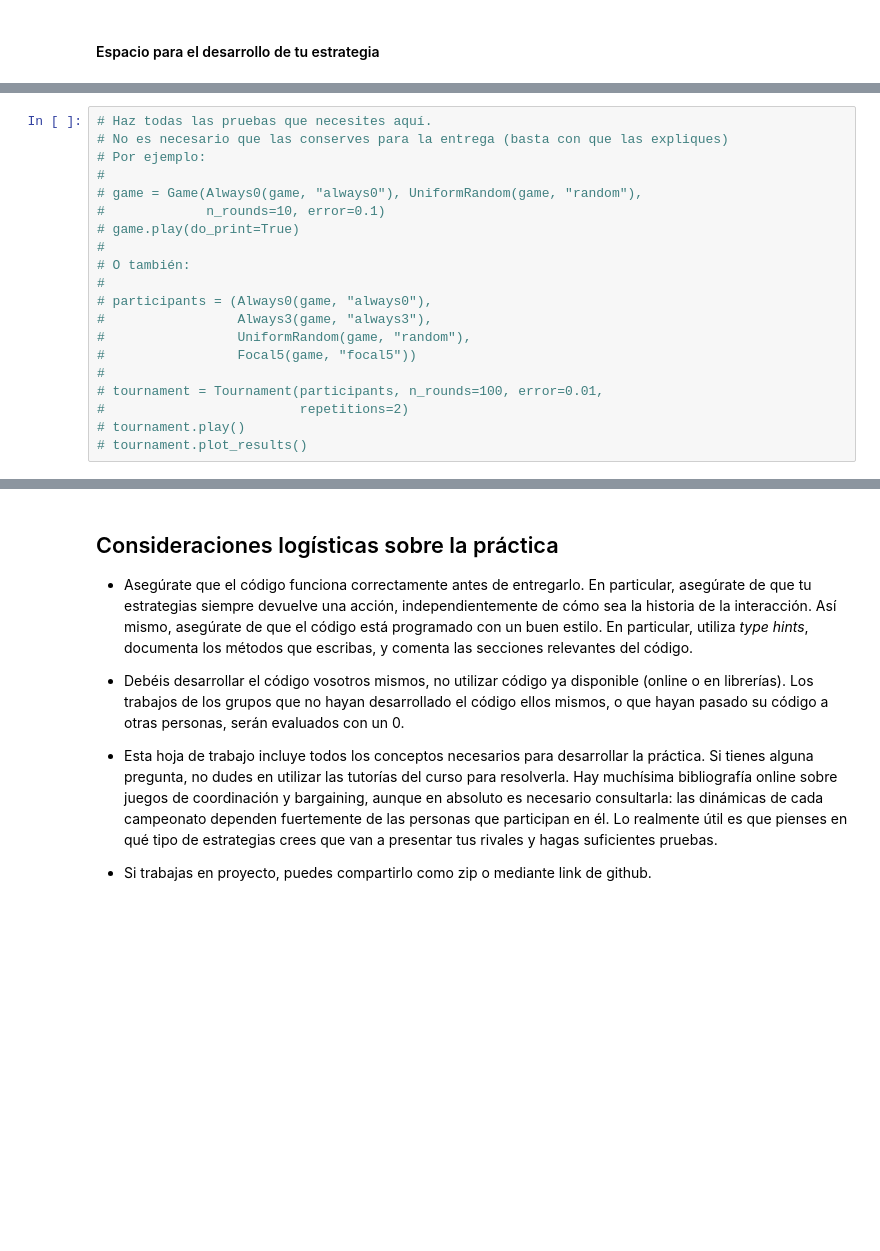
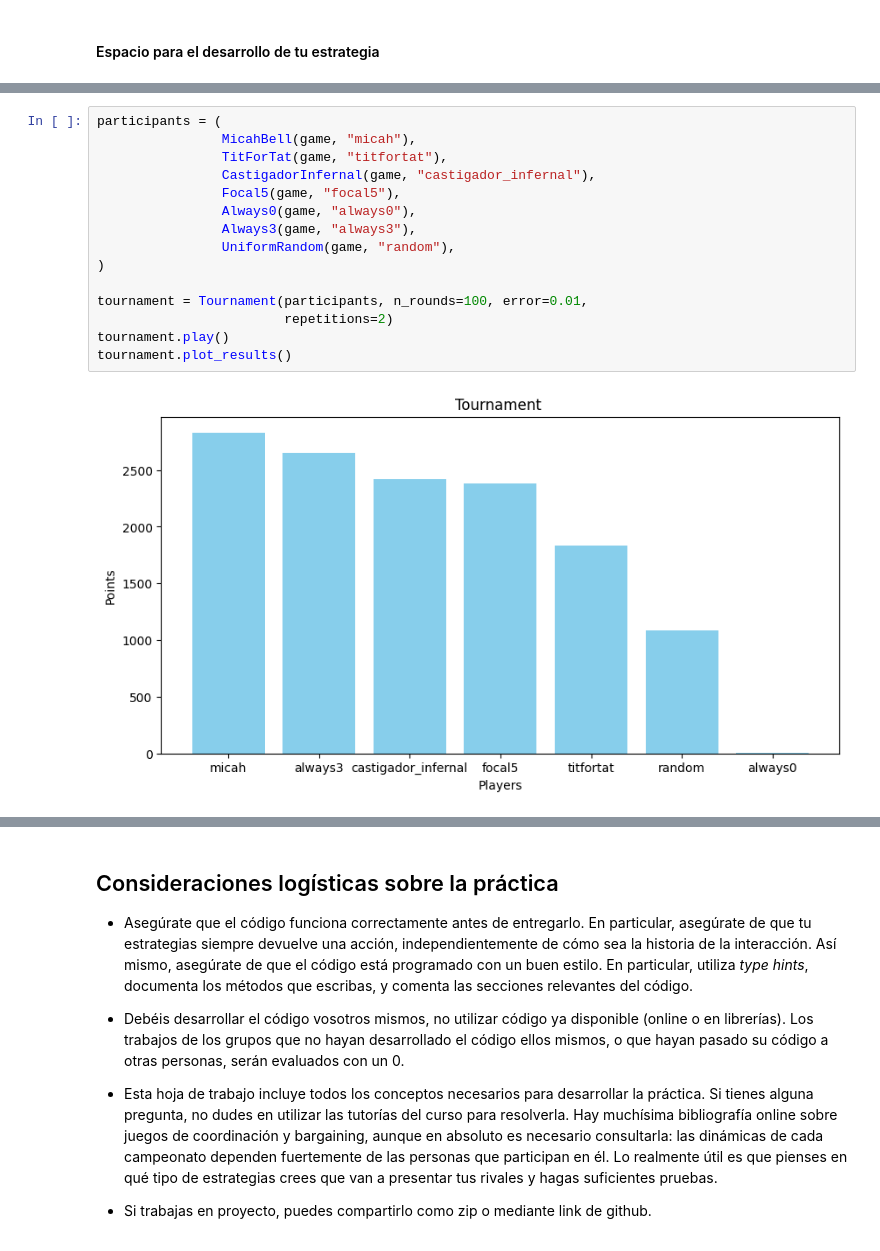
Before and after one commit to kzzazzk/jcma-opt, a Jupyter notebook: practica1.ipynb, the cells around one changed output, grey strips where cells are left out. Drawn from its saved outputs; the diff is of its cells as text; blank space fills up the shorter version.

```diff
--- a/practica1.ipynb
+++ b/practica1.ipynb
@@ -952,20 +1084,17 @@ class NombreDeTuEstrategia(Player):
 # %%
-# Haz todas las pruebas que necesites aquí.
-# No es necesario que las conserves para la entrega (basta con que las expliques)
-# Por ejemplo:
-#
-# game = Game(Always0(game, "always0"), UniformRandom(game, "random"),
-#             n_rounds=10, error=0.1)
-# game.play(do_print=True)
-#
-# O también:
-#
-# participants = (Always0(game, "always0"),
-#                 Always3(game, "always3"),
-#                 UniformRandom(game, "random"),
-#                 Focal5(game, "focal5"))
-#
-# tournament = Tournament(participants, n_rounds=100, error=0.01,
-#                         repetitions=2)
-# tournament.play()
-# tournament.plot_results()
+participants = (
+                MicahBell(game, "micah"),
+                TitForTat(game, "titfortat"),
+                CastigadorInfernal(game, "castigador_infernal"),
+                Focal5(game, "focal5"),
+                Always0(game, "always0"),
+                Always3(game, "always3"),
+                UniformRandom(game, "random"),
+)
+
+tournament = Tournament(participants, n_rounds=100, error=0.01,
+                        repetitions=2)
+tournament.play()
+tournament.plot_results()
+# %% [output]
+[figure, added]
```
Also changed, not shown: parts of 8 cells of this notebook.
